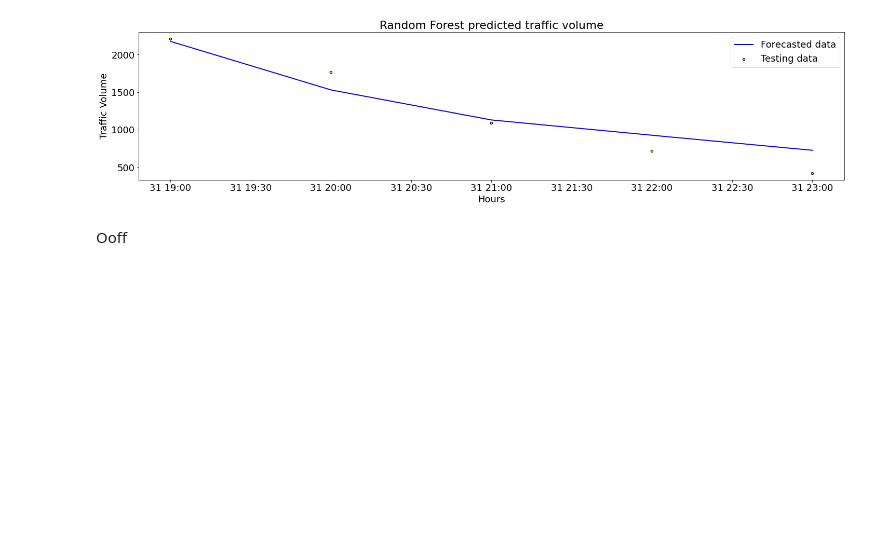
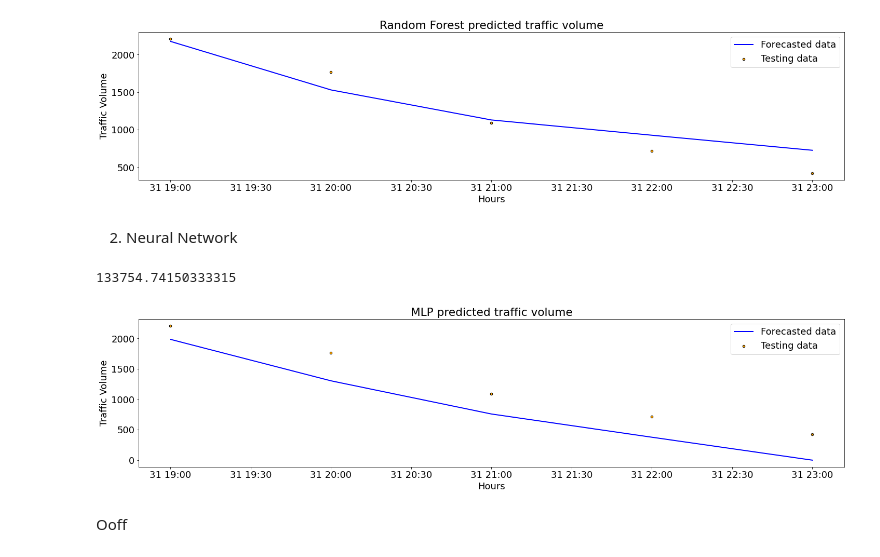
Before and after one commit to tmulligan98/Machine-Learning-Main-Project, a Jupyter notebook: scripts/notebook.ipynb, the cells around one changed output. Saved outputs shown, nothing was run; the diff lists cells and outputs as text; code cells hidden in the pictures; blank space fills up the shorter version.

```diff
--- a/scripts/notebook.ipynb
+++ b/scripts/notebook.ipynb
@@ -313,5 +354,18 @@ x_axis = df.iloc[-n_forecast:].index.to_numpy()
 visualise_forecast_vs_true(x_axis, y_north_val, y_forecast_north, model_name="Random Forest")
 # %% [output]
 [figure]
+# %% [markdown]
+2. Neural Network
+# %%
+from sklearn.neural_network import MLPRegressor
+mlp_model = MLPRegressor(hidden_layer_sizes=100, alpha=1000,max_iter=500).fit(X_north, y_north)
+y_forecast_north = n_one_step_ahead_prediction(mlp_model, X_north_val, n=n_forecast)
+print(mean_squared_error(y_north_val, y_forecast_north))
+# %% [output]
+133754.74150333315
+# %%
+visualise_forecast_vs_true(x_axis, y_north_val, y_forecast_north, model_name="MLP")
+# %% [output]
+[figure, added]
 # %% [markdown]
 Ooff
```
Also changed, not shown: parts of 8 cells of this notebook, 1 other file.
